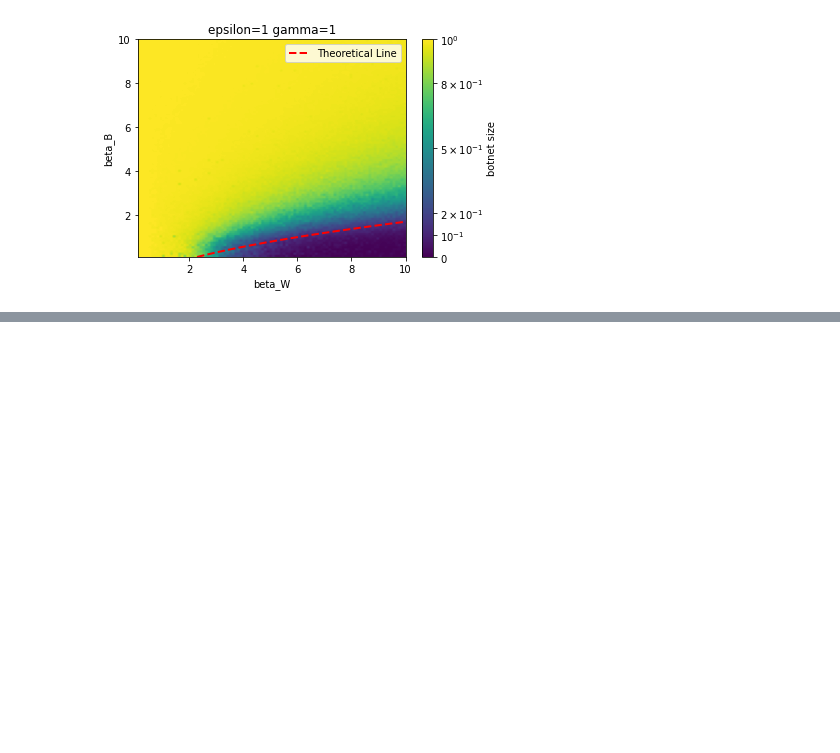
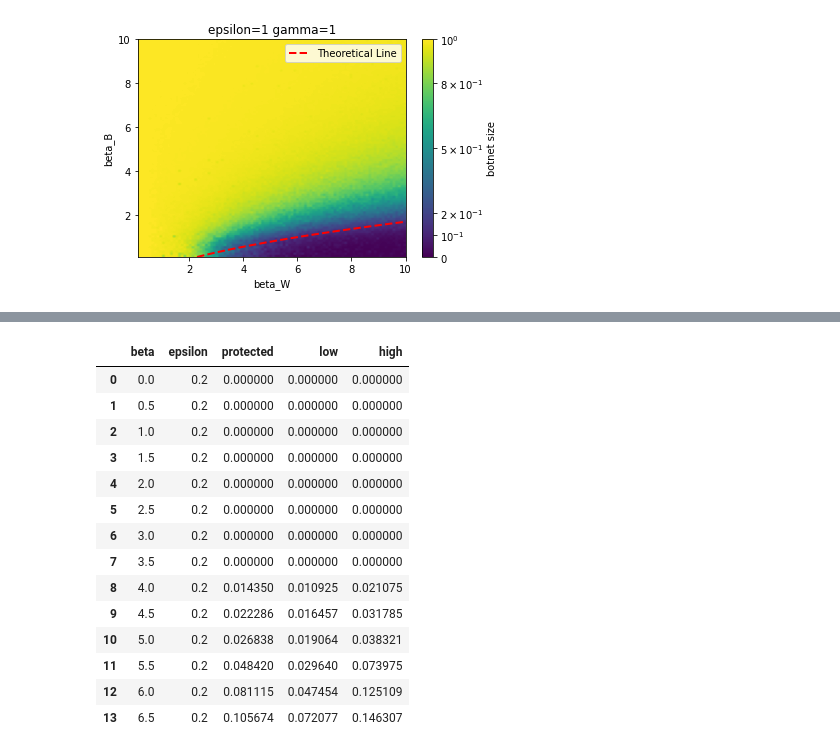
Before and after one commit to aaleta/C72h-whiteworms, a Jupyter notebook: notebooks/homogeneous_approximation.ipynb, the cells around one changed output, grey strips where cells are left out. Cells and saved outputs as stored; diff of their text form; code cells hidden in the pictures; blank space fills up the shorter version.

Commit message:
first plots

```diff
--- a/notebooks/homogeneous_approximation.ipynb
+++ b/notebooks/homogeneous_approximation.ipynb
@@ -502,0 +593,17 @@ plot_2D_botnet(results)
+# %%
+# Figure S2B
+parameters = {
+    'beta': {'B': 1, 'W': 2},
+    'epsilon': 1,
+    'gamma': 0.5,
+    'mu': 1
+}
+t, V, B, D, DB, W, WB, P = list(range(8))
+
+force_rate_list = np.linspace(0.01, 10, 200)
+threshold_list = np.linspace(0, 1.0, 200)
+
+result = compute_botnet_threshold(parameters, 100, force_rate_list, threshold_list)
+
+data = pd.DataFrame({'forced_rate': result[:, 0], 'threshold': result[:, 1], 'time': result[:, 2], 'total_time': result[:, 3]})
+data.to_csv('plots/data/homogeneous_botnet_time_SM_G05.csv', index=False)
@@ -502,0 +658,47 @@ plot_2D_botnet(results)
+# %%
+# Figure S3
+results = np.empty((0, 5))
+for file_path in pathlib.Path('results').glob('protected_CG_N10000_*e0.2*'):
+
+    bW = float(file_path.stem.split('_bW')[1].split('_')[0])
+    e = float(file_path.stem.split('_e')[1].split('_')[0])
+
+    with open(file_path, 'rb') as file:
+        data_list = pickle.load(file)
+
+    data = [x for x in data_list if x > 0.01]
+    if len(data) > 1:
+        protected = np.mean(data)
+        res = bootstrap((data,), np.mean, batch = 50, confidence_level=0.95)
+        low, high = res.confidence_interval.low, res.confidence_interval.high
+    else:
+        protected = 0
+        low, high = 0, 0
+
+
+    results = np.vstack((results,
+                         np.array([bW, e, protected, low, high])))
+
+results = results[results[:, 1].argsort()]
+results = results[results[:, 0].argsort(kind='mergesort')]
+
+data = pd.DataFrame({'beta': results[:, 0], 'epsilon': results[:, 1],
+                     'protected': results[:, 2], 'low': results[:, 3], 'high': results[:, 4]})
+#data.to_csv('plots/data/homogeneous_protection_stochastic.csv', index=False)
+data
+# %% [output]
+|  | beta | epsilon | protected | low | high |
+| 0 | 0.0 | 0.2 | 0.000000 | 0.000000 | 0.000000 |
+| 1 | 0.5 | 0.2 | 0.000000 | 0.000000 | 0.000000 |
+| 2 | 1.0 | 0.2 | 0.000000 | 0.000000 | 0.000000 |
+| 3 | 1.5 | 0.2 | 0.000000 | 0.000000 | 0.000000 |
+| 4 | 2.0 | 0.2 | 0.000000 | 0.000000 | 0.000000 |
+| 5 | 2.5 | 0.2 | 0.000000 | 0.000000 | 0.000000 |
+| 6 | 3.0 | 0.2 | 0.000000 | 0.000000 | 0.000000 |
+| 7 | 3.5 | 0.2 | 0.000000 | 0.000000 | 0.000000 |
+| 8 | 4.0 | 0.2 | 0.014350 | 0.010925 | 0.021075 |
+| 9 | 4.5 | 0.2 | 0.022286 | 0.016457 | 0.031785 |
+| 10 | 5.0 | 0.2 | 0.026838 | 0.019064 | 0.038321 |
+| 11 | 5.5 | 0.2 | 0.048420 | 0.029640 | 0.073975 |
+| 12 | 6.0 | 0.2 | 0.081115 | 0.047454 | 0.125109 |
+| 13 | 6.5 | 0.2 | 0.105674 | 0.072077 | 0.146307 |
```
Also changed, not shown: parts of 11 cells of this notebook, 39 other files.
